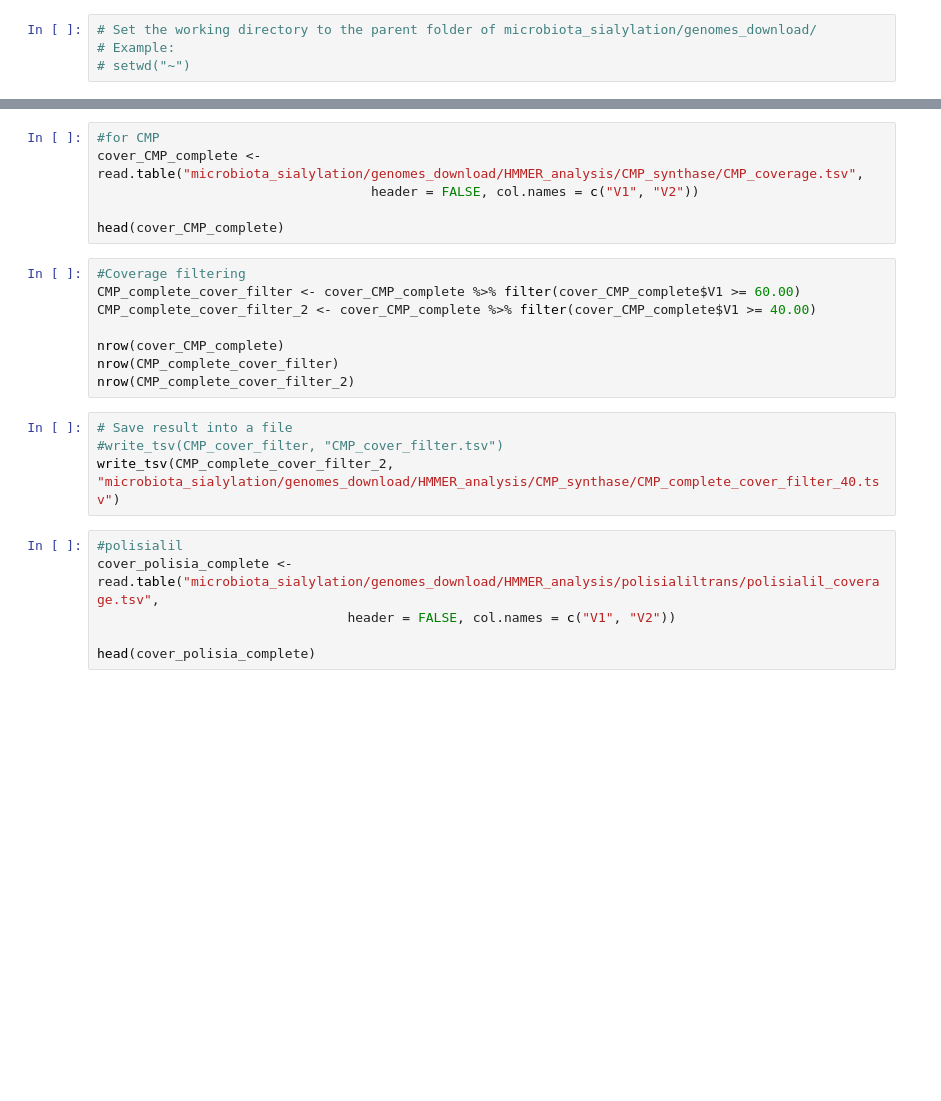
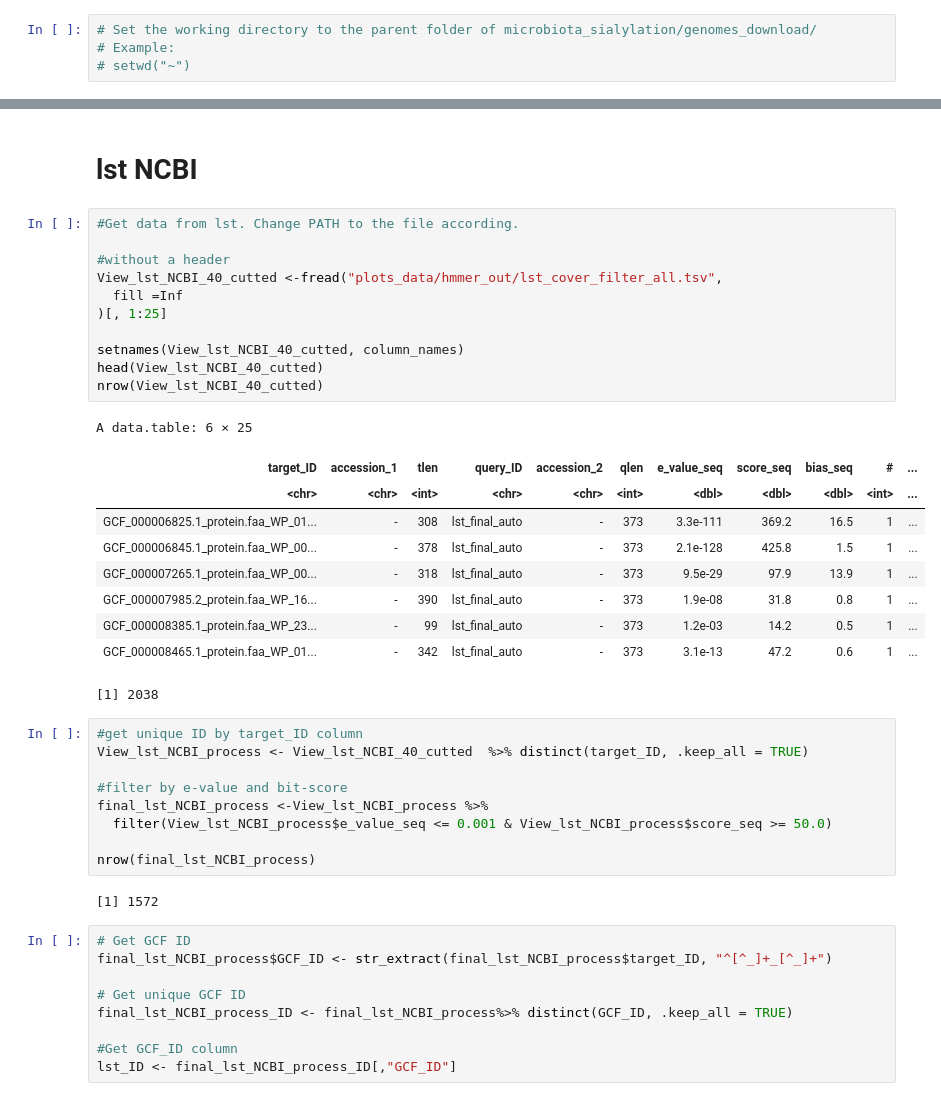
Before and after one commit to edtankian97/microbiota_sialylation, a Jupyter notebook: genomes_download/scripts/jupyter_scripts/hmm_process.ipynb, the cells around one changed output, grey strips where cells are left out. Cells and saved outputs as stored; diff of their text form; blank space fills up the shorter version.

```diff
--- a/genomes_download/scripts/jupyter_scripts/hmm_process.ipynb
+++ b/genomes_download/scripts/jupyter_scripts/hmm_process.ipynb
@@ -63,24 +94,44 @@ write_tsv(sialil_complete_cover_filter_2, "microbiota_sialylation/genomes_downlo
+# %% [markdown]
+# lst NCBI
 # %%
-#for CMP
-cover_CMP_complete <-read.table("microbiota_sialylation/genomes_download/HMMER_analysis/CMP_synthase/CMP_coverage.tsv",
-                                   header = FALSE, col.names = c("V1", "V2"))
+#Get data from lst. Change PATH to the file according.
 
-head(cover_CMP_complete)
+#without a header
+View_lst_NCBI_40_cutted <-fread("plots_data/hmmer_out/lst_cover_filter_all.tsv",
+  fill =Inf
+)[, 1:25]
+
+setnames(View_lst_NCBI_40_cutted, column_names)
+head(View_lst_NCBI_40_cutted)
+nrow(View_lst_NCBI_40_cutted)
+# %% [output]
+A data.table: 6 × 25
+| target_ID | accession_1 | tlen | query_ID | accession_2 | qlen | e_value_seq | score_seq | bias_seq | # | ... |
+| <chr> | <chr> | <int> | <chr> | <chr> | <int> | <dbl> | <dbl> | <dbl> | <int> | ... |
+| GCF_000006825.1_protein.faa_WP_01... | - | 308 | lst_final_auto | - | 373 | 3.3e-111 | 369.2 | 16.5 | 1 | ... |
+| GCF_000006845.1_protein.faa_WP_00... | - | 378 | lst_final_auto | - | 373 | 2.1e-128 | 425.8 | 1.5 | 1 | ... |
+| GCF_000007265.1_protein.faa_WP_00... | - | 318 | lst_final_auto | - | 373 | 9.5e-29 | 97.9 | 13.9 | 1 | ... |
+| GCF_000007985.2_protein.faa_WP_16... | - | 390 | lst_final_auto | - | 373 | 1.9e-08 | 31.8 | 0.8 | 1 | ... |
+| GCF_000008385.1_protein.faa_WP_23... | - | 99 | lst_final_auto | - | 373 | 1.2e-03 | 14.2 | 0.5 | 1 | ... |
+| GCF_000008465.1_protein.faa_WP_01... | - | 342 | lst_final_auto | - | 373 | 3.1e-13 | 47.2 | 0.6 | 1 | ... |
+[1] 2038
 # %%
-#Coverage filtering
-CMP_complete_cover_filter <- cover_CMP_complete %>% filter(cover_CMP_complete$V1 >= 60.00)
-CMP_complete_cover_filter_2 <- cover_CMP_complete %>% filter(cover_CMP_complete$V1 >= 40.00)
+#get unique ID by target_ID column
+View_lst_NCBI_process <- View_lst_NCBI_40_cutted  %>% distinct(target_ID, .keep_all = TRUE)
 
-nrow(cover_CMP_complete)
-nrow(CMP_complete_cover_filter)
-nrow(CMP_complete_cover_filter_2)
+#filter by e-value and bit-score
+final_lst_NCBI_process <-View_lst_NCBI_process %>%
+  filter(View_lst_NCBI_process$e_value_seq <= 0.001 & View_lst_NCBI_process$score_seq >= 50.0)
+
+nrow(final_lst_NCBI_process)
+# %% [output]
+[1] 1572
 # %%
-# Save result into a file
-#write_tsv(CMP_cover_filter, "CMP_cover_filter.tsv")
-write_tsv(CMP_complete_cover_filter_2, "microbiota_sialylation/genomes_download/HMMER_analysis/CMP_synthase/CMP_complete_cover_filter_40.tsv")
+# Get GCF ID
+final_lst_NCBI_process$GCF_ID <- str_extract(final_lst_NCBI_process$target_ID, "^[^_]+_[^_]+")
+
+# Get unique GCF ID
+final_lst_NCBI_process_ID <- final_lst_NCBI_process%>% distinct(GCF_ID, .keep_all = TRUE)
+
+#Get GCF_ID column
+lst_ID <- final_lst_NCBI_process_ID[,"GCF_ID"]
-# %%
-#polisialil
-cover_polisia_complete <-read.table("microbiota_sialylation/genomes_download/HMMER_analysis/polisialiltrans/polisialil_coverage.tsv",
-                                header = FALSE, col.names = c("V1", "V2"))
-
-head(cover_polisia_complete)
```
Also changed, not shown: parts of 63 cells of this notebook, 23 other files.
